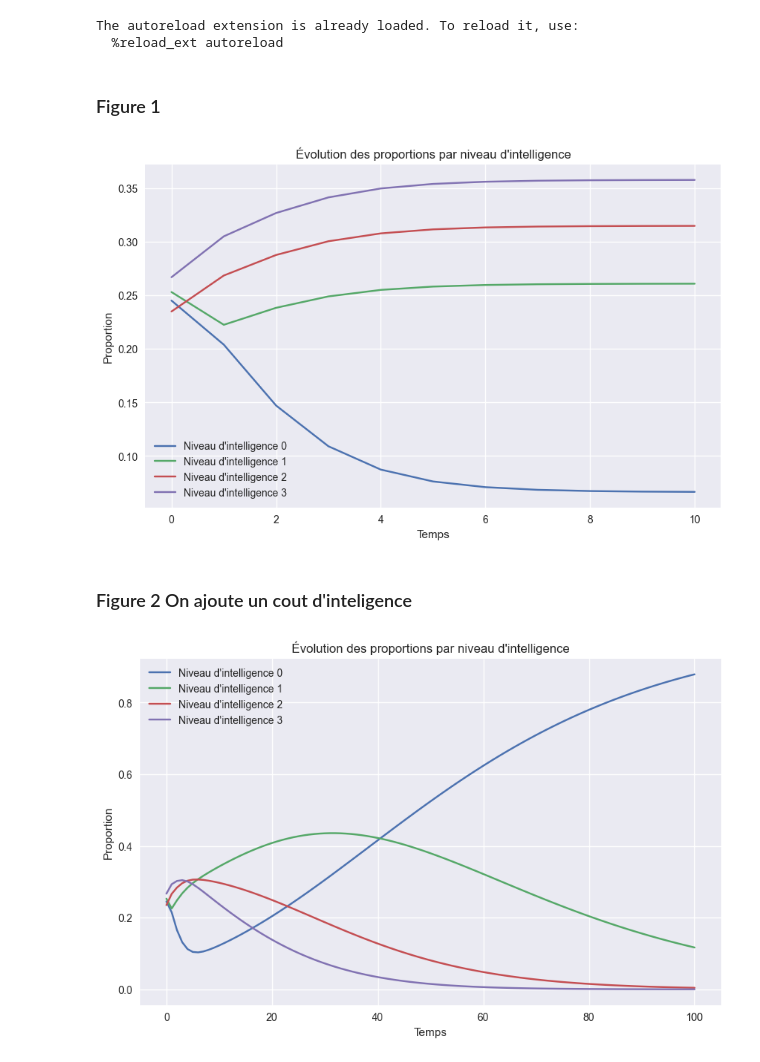
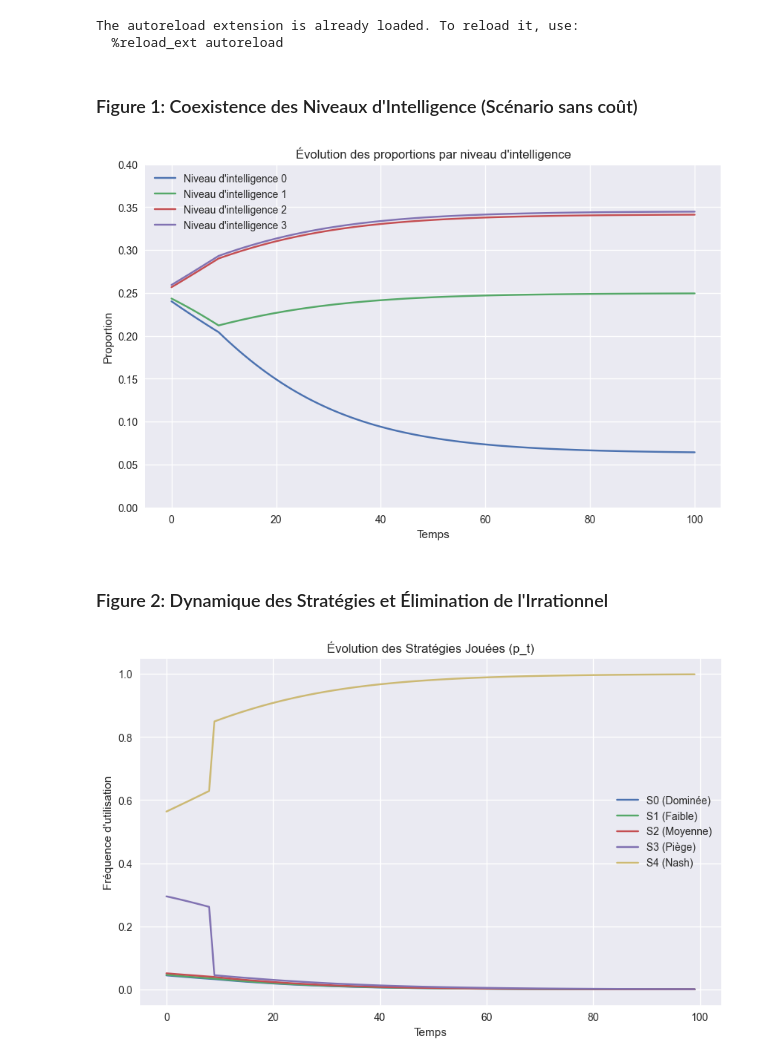
Before and after one commit to yacineklikel/THEOJ, a Jupyter notebook: src/simulations.ipynb, the cells around one changed output. Drawn from its saved outputs; the diff is of its cells as text; code cells hidden in the pictures.

Commit message:
jai ajt lhistoryque de p et genere les figures voulues

```diff
--- a/src/simulations.ipynb
+++ b/src/simulations.ipynb
@@ -14,35 +15,38 @@ Y_0 = np.random.uniform(0, 1, size=(N, Nb_preferences2))
 Y_0 = Y_0 / Y_0.sum()  # Decrit la demographie initiale: Y[n, k] est la proportion d'individus de niveau
                        # d'intelligence n et ayant le la preference secondaire k.
 # %% [markdown]
-### Figure 1
+### Figure 1: Coexistence des Niveaux d'Intelligence (Scénario sans coût)
 # %%
-Y = run_simulation(M, Y_0, T=10, nu=0.1)
+history_Y, _ = run_simulation(M, Y_0, T=100, nu=0.01)
 
 plt.figure(figsize=(10, 6))
 for n in range(N):
-    proportions_n = [np.sum(Y_t[n, :]) for Y_t in Y]
+    proportions_n = [np.sum(Y_t[n, :]) for Y_t in history_Y]
     plt.plot(proportions_n, label=f'Niveau d\'intelligence {n}')
 plt.xlabel('Temps')
 plt.ylabel('Proportion')
 plt.title('Évolution des proportions par niveau d\'intelligence')
 plt.legend()
+plt.ylim(0, 0.4)
+plt.savefig('figures/figure1.png')
 plt.show()
 # %% [output]
-[figure, old version]
+[figure, new version]
 # %% [markdown]
-### Figure 2 On ajoute un cout d'inteligence
+### Figure 2: Dynamique des Stratégies et Élimination de l'Irrationnel
 # %%
-cout_intelligence = np.linspace(0, 1, N)  # Exemple de coût croissant avec le niveau d'intelligence
-Y = run_simulation(M, Y_0, T=100, nu=0.1, cout_intelligence=cout_intelligence)
+_, history_p = run_simulation(M, Y_0, T=100, nu=0.01)
 
+hist_p_array = np.array(history_p) # Taille (T+1, 5)
 plt.figure(figsize=(10, 6))
-for n in range(N):
-    proportions_n = [np.sum(Y_t[n, :]) for Y_t in Y]
-    plt.plot(proportions_n, label=f'Niveau d\'intelligence {n}')
-plt.xlabel('Temps')
-plt.ylabel('Proportion')
-plt.title('Évolution des proportions par niveau d\'intelligence')
+strategies_names = ["S0 (Dominée)", "S1 (Faible)", "S2 (Moyenne)", "S3 (Piège)", "S4 (Nash)"]
+for i in range(5):
+    plt.plot(hist_p_array[:, i], label=strategies_names[i])
+plt.title("Évolution des Stratégies Jouées (p_t)")
+plt.xlabel("Temps")
+plt.ylabel("Fréquence d'utilisation")
 plt.legend()
+plt.savefig('figures/figure2.png')
 plt.show()
 # %% [output]
-[figure, old version]
+[figure, new version]
```
Also changed, not shown: parts of 3 cells of this notebook, 5 other files.
